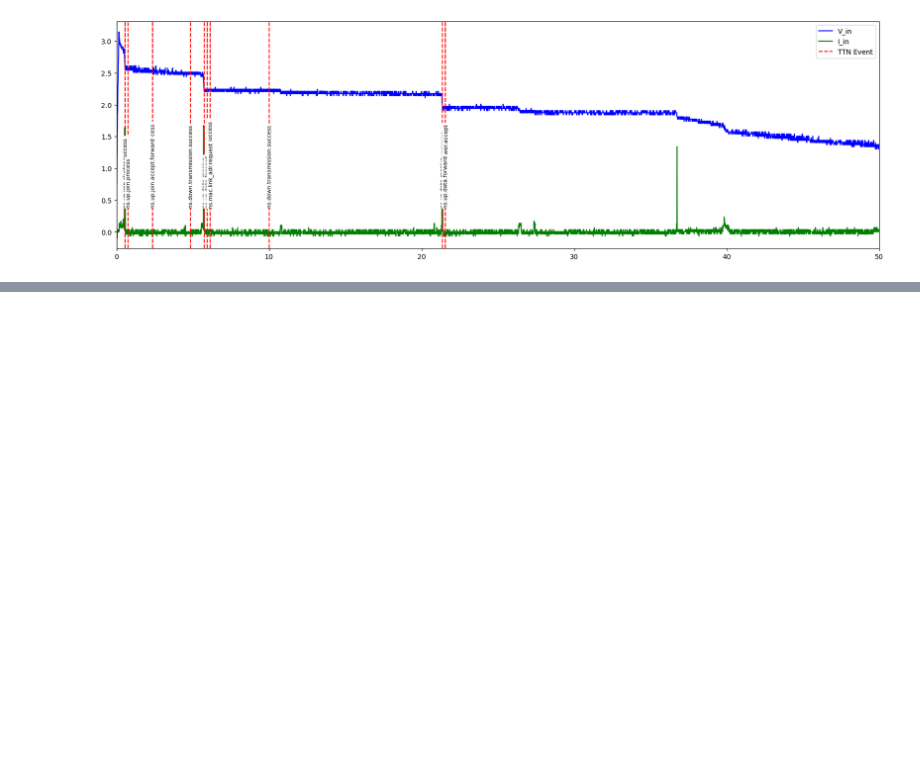
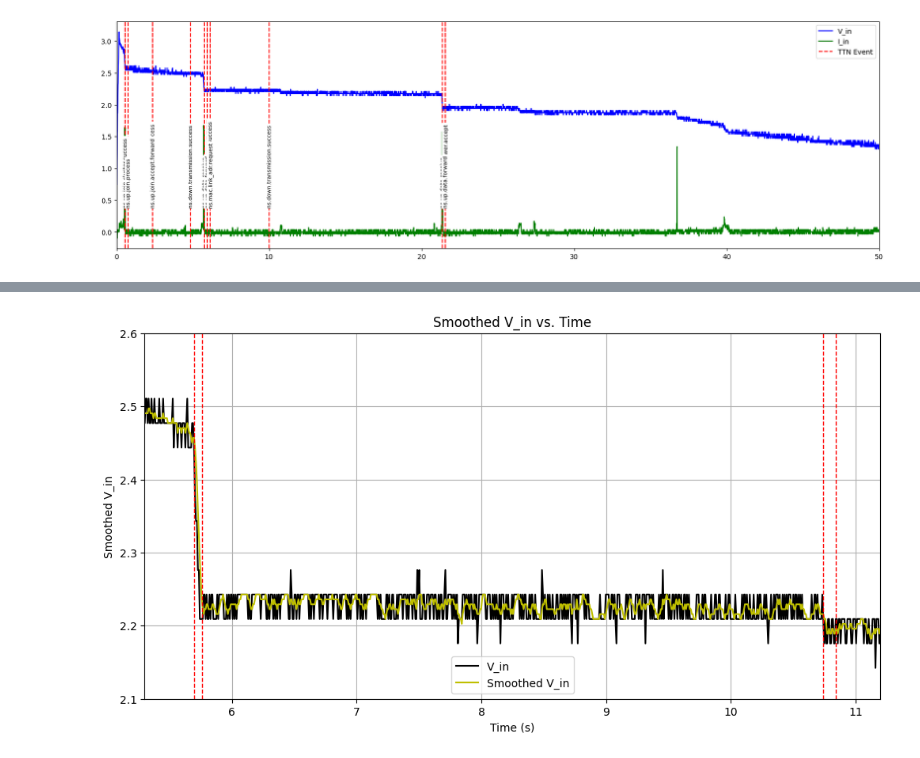
Before and after one commit to caspar/LoRa-Batteryless, a Jupyter notebook: 4-5 _ Cap_After_Vreg/viz.ipynb, the cells around one changed output, grey strips where cells are left out. Cells and saved outputs as stored; diff of their text form; code cells hidden in the pictures; blank space fills up the shorter version.

Commit message:
Optimization fixes

```diff
--- a/4-5 _ Cap_After_Vreg/viz.ipynb
+++ b/4-5 _ Cap_After_Vreg/viz.ipynb
@@ -65,12 +61,9 @@ plt.show()
 #                                               #
 #################################################
 
-import pandas as pd
-import matplotlib.pyplot as plt
-
 def get_bounds(file):
 
-    extend = 0      # Expand windows found this many in either direction to contain events better
+    extend = 1      # Expand windows found this many in either direction to contain events better
     scope_data = pd.read_csv('./Scope/{}.csv'.format(file))
 
     transmission_windows = []
@@ -298,0 +188,57 @@ Root Mean Squared Error (RMSE): 0.028123621028252725
+# %%
+#################################################
+#                                               #
+#           Prepare for Optimization            #
+#                                               #
+#################################################
+
+ms = 220
+C = 0.040
+R_shunt = 1.071
+initial_voltage = 0
+
+file = '{}ms_{}mF1'.format(ms, int(C*1000))
+transmission_windows, rx_windows = get_bounds(file)
+scope_data = pd.read_csv('./Scope/{}.csv'.format(file))
+V_in = scope_data['V_in']
+seconds = scope_data['second']
+
+# Get ranges of each RX and TX window
+window_indices = []
+for start, end in transmission_windows + rx_windows:
+    window_indices.extend([start, end])
+window_indices.sort()
+
+# Defining models for optimization and smoothing
+def model(t, R):
+    return initial_voltage * np.exp(-t / (R * C))
+
+def model_linear(t, m):
+    return initial_voltage + m*t
+
+def moving_average(data, window_size):
+    return np.convolve(data, np.ones(window_size)/window_size, mode='valid')
+
+# Smooth the data (if you want, put window_size > 1)
+window_size = 5
+smoothed_V_in = moving_average(V_in, window_size=window_size)
+adjusted_seconds = seconds[window_size-1:]
+
+# Plot smoothed_V_in vs adjusted_seconds
+plt.figure(figsize=(12, 6))
+plt.plot(seconds, V_in, color='black', label="V_in")
+plt.plot(adjusted_seconds, smoothed_V_in, color='y', label="Smoothed V_in")
+plt.xlim(5.3, 11.2)
+plt.ylim(2.1, 2.6)
+plt.xlabel('Time (s)')
+plt.ylabel('Smoothed V_in')
+plt.title('Smoothed V_in vs. Time')
+plt.grid(True)
+
+for index in window_indices:
+    plt.axvline(x=seconds[index], color='r', linestyle='--', linewidth=1)
+
+plt.legend()
+plt.show()
+# %% [output]
+[figure, added]
```
Also changed, not shown: parts of 6 cells of this notebook.
